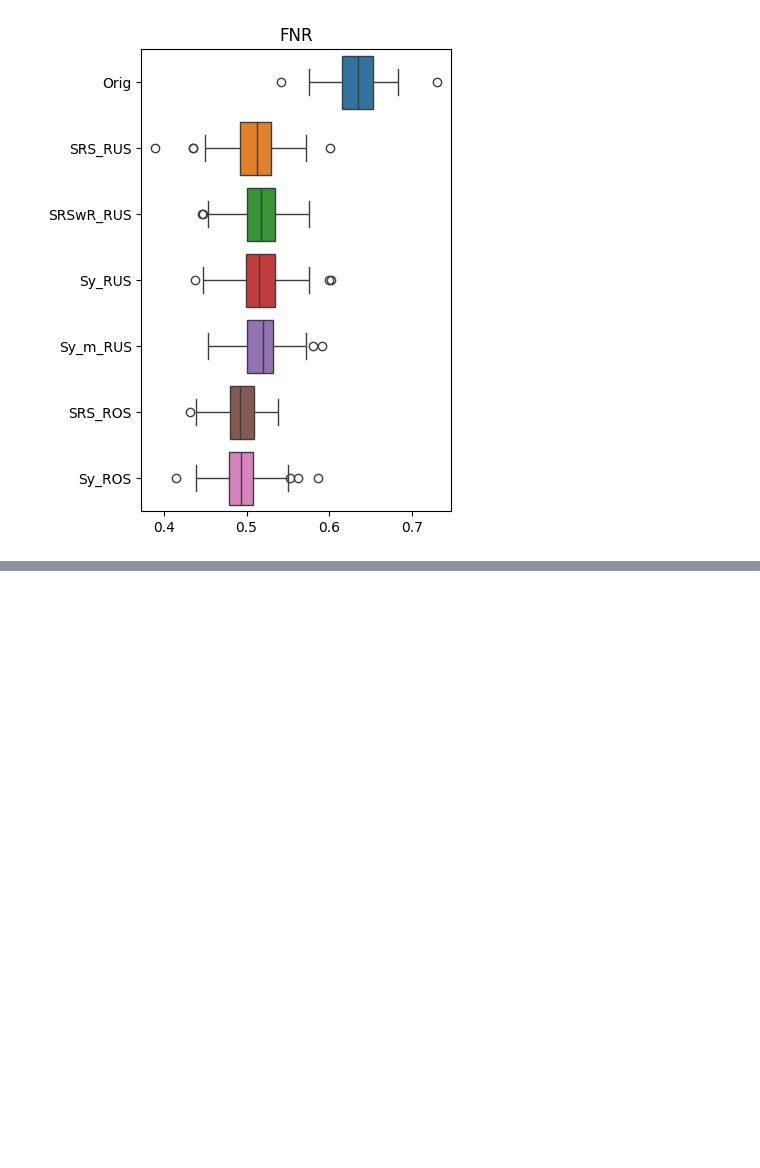
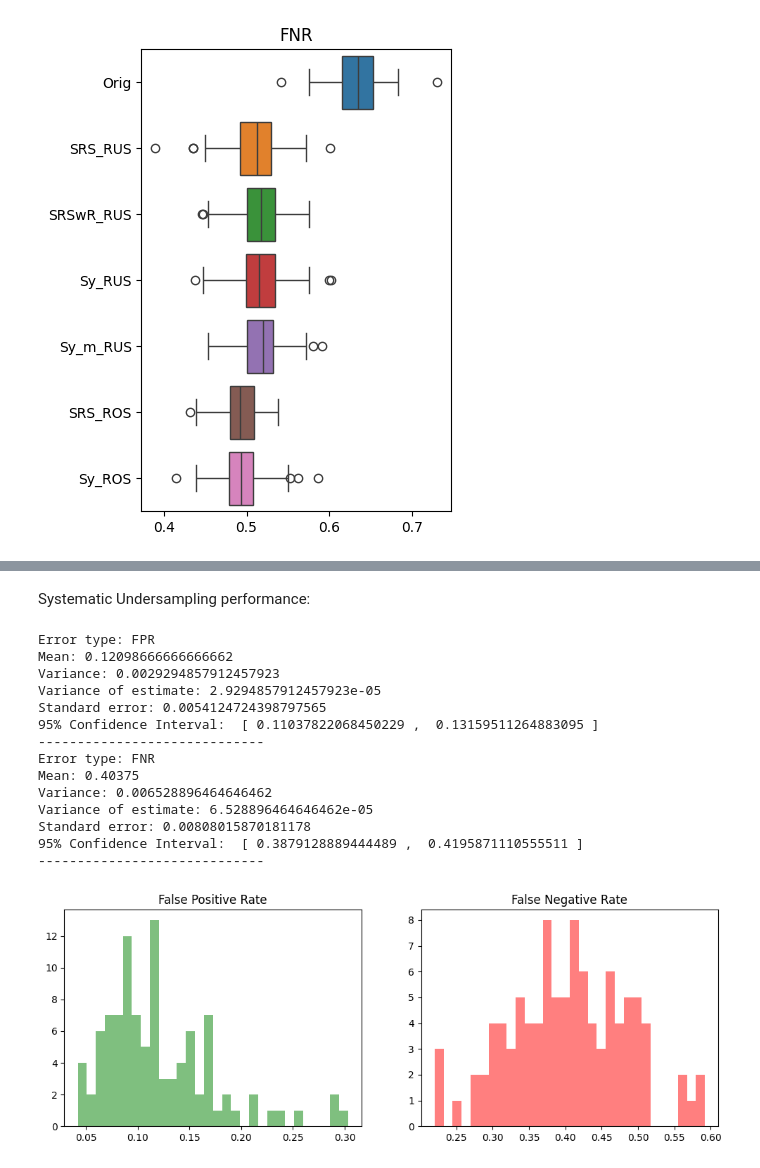
Before and after one commit to AndreiAf02/Resolving_Data_Imbalance, a Jupyter notebook: DNN/ML_Performance_Analysis.ipynb, the cells around one changed output, grey strips where cells are left out. Saved outputs shown, nothing was run; the diff lists cells and outputs as text; code cells hidden in the pictures; blank space fills up the shorter version.

```diff
--- a/DNN/ML_Performance_Analysis.ipynb
+++ b/DNN/ML_Performance_Analysis.ipynb
@@ -1832,0 +1969,36 @@ sns.boxplot([dataset['Orig'], dataset['SRS_RUS'], dataset['SRSwR_RUS'],
+# %% [markdown]
+Systematic Undersampling performance:
+# %%
+data = data_Sy
+
+Sy_FPR = data['FPR']
+Sy_FNR = data['FNR']
+
+fig = plt.figure(figsize=(12, 4))
+plt.subplot(1, 2, 1)
+plt.hist(data['FPR'], color='g', bins=30, label='FPR', alpha=0.5)
+plt.title('False Positive Rate')
+
+plt.subplot(1, 2, 2)
+plt.hist(data['FNR'], color='r', bins=30, label='FNR', alpha=0.5)
+plt.title('False Negative Rate')
+# plt.show()
+
+perf_metrics(data, 'FPR')
+perf_metrics(data, 'FNR')
+# %% [output]
+Error type: FPR
+Mean: 0.12098666666666662
+Variance: 0.0029294857912457923
+Variance of estimate: 2.9294857912457923e-05
+Standard error: 0.0054124724398797565
+95% Confidence Interval:  [ 0.11037822068450229 ,  0.13159511264883095 ]
+-----------------------------
+Error type: FNR
+Mean: 0.40375
+Variance: 0.006528896464646462
+Variance of estimate: 6.528896464646462e-05
+Standard error: 0.00808015870181178
+95% Confidence Interval:  [ 0.3879128889444489 ,  0.4195871110555511 ]
+-----------------------------
+[figure, added]
```
Also changed, not shown: parts of 21 cells of this notebook.
